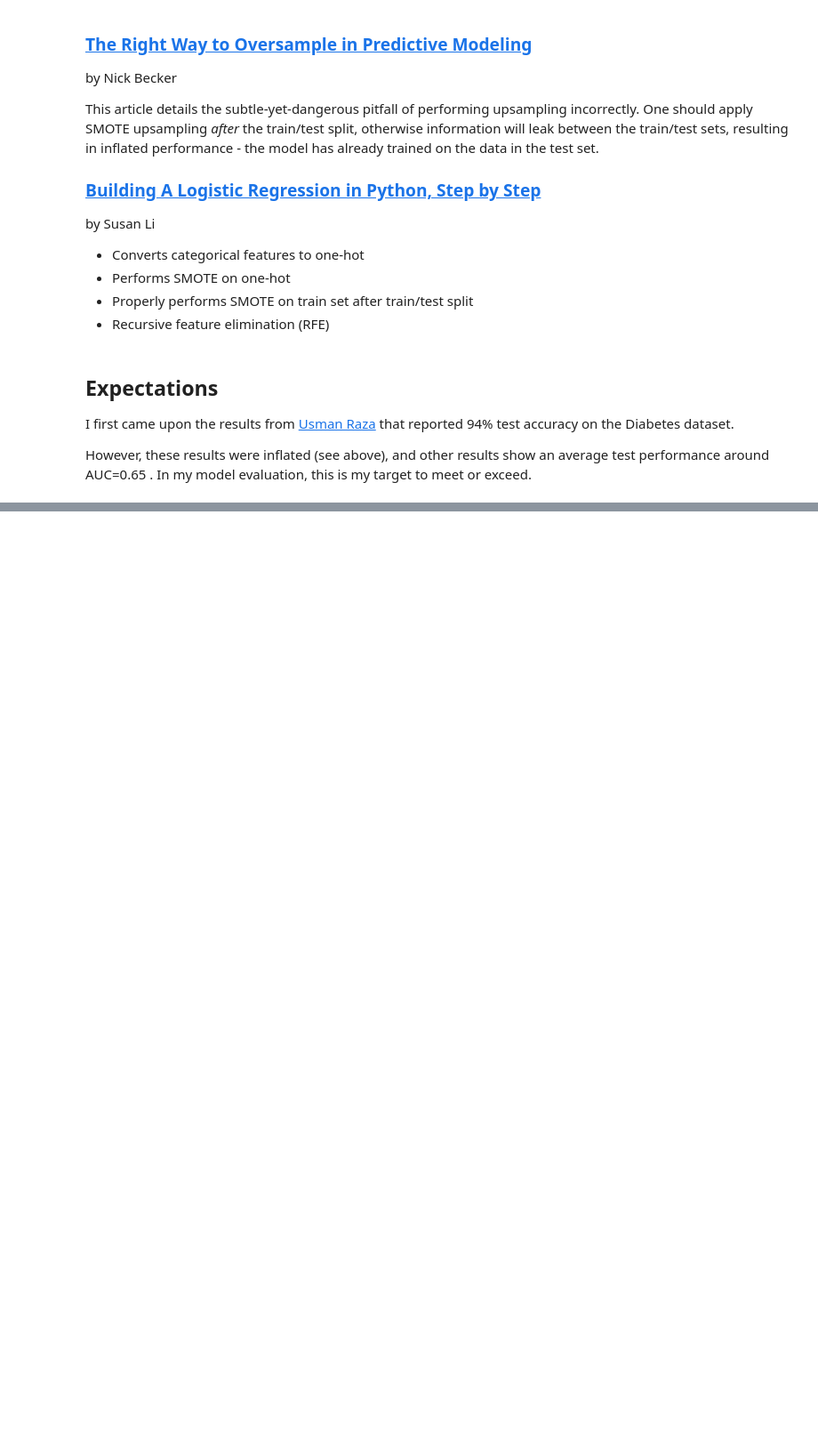
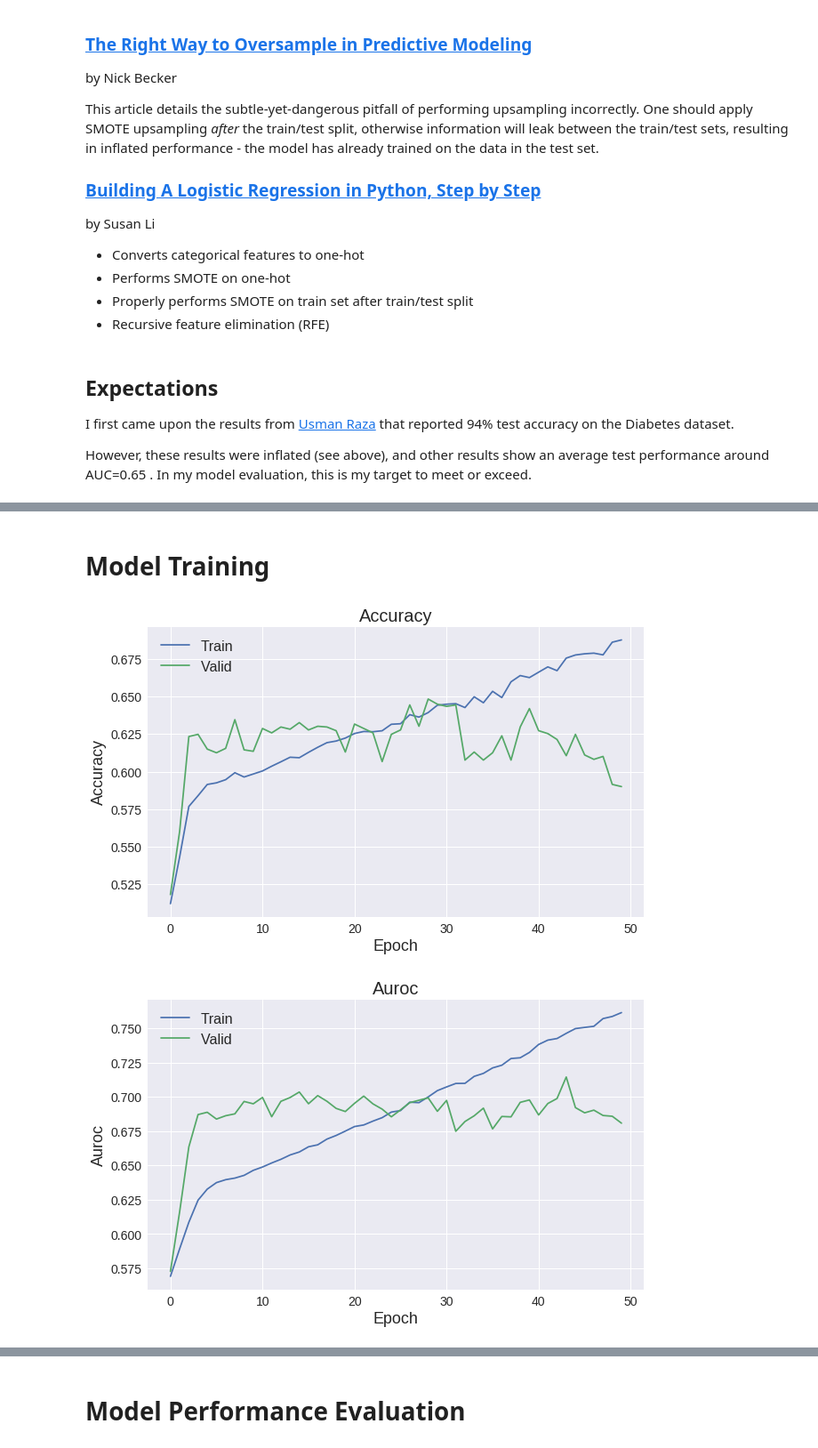
Before and after one commit to nrichards17/diabetes-pytorch, a Jupyter notebook: notebooks/PR-Diabetes-Results.ipynb, the cells around one changed output, grey strips where cells are left out. Shown: that part at 89% size. Saved outputs shown, nothing was run; the diff lists cells and outputs as text; code cells hidden in the pictures; blank space fills up the shorter version.

Commit message:
add performance evaluation and roc curves

```diff
--- a/notebooks/PR-Diabetes-Results.ipynb
+++ b/notebooks/PR-Diabetes-Results.ipynb
@@ -143,0 +204,38 @@ However, these results were inflated (see above), and other results show an aver
+# %% [markdown]
+# Model Training
+# %%
+import evaluate
+
+metrics = evaluate.metrics
+
+train_metrics = pd.read_csv(RESULTS_PATH + 'train_hist.csv')
+valid_metrics = pd.read_csv(RESULTS_PATH + 'valid_hist.csv')
+
+for metric in list(metrics.keys()) + ['loss']:
+    f, ax = plt.subplots(1, 1, figsize=(10, 6))
+    ax.plot(train_metrics.index, train_metrics[metric], 'C0', label='Train')
+    ax.plot(valid_metrics.index, valid_metrics[metric], 'C1', label='Valid')
+
+    ax.set_xlabel('Epoch')
+    ax.set_ylabel(metric.capitalize())
+    ax.set_title(metric.capitalize(), fontsize=20)
+
+    ax.legend()
+    legend = ax.legend(
+        loc='best',
+#         bbox_to_anchor=(1.2, 1.0),
+        frameon=False,
+        fancybox=False,
+        ncol=1,
+        fontsize=16
+    )
+
+    for label in (ax.get_xticklabels() + ax.get_yticklabels()):
+        label.set_fontsize(14)
+    ax.xaxis.label.set_size(18)
+    ax.yaxis.label.set_size(18)
+
+    plt.show()
+# %% [output]
+[figure, added]
+[figure, added]
@@ -143,0 +243,2 @@ However, these results were inflated (see above), and other results show an aver
+# %% [markdown]
+# Model Performance Evaluation
```
Also changed, not shown: parts of 8 cells of this notebook.
